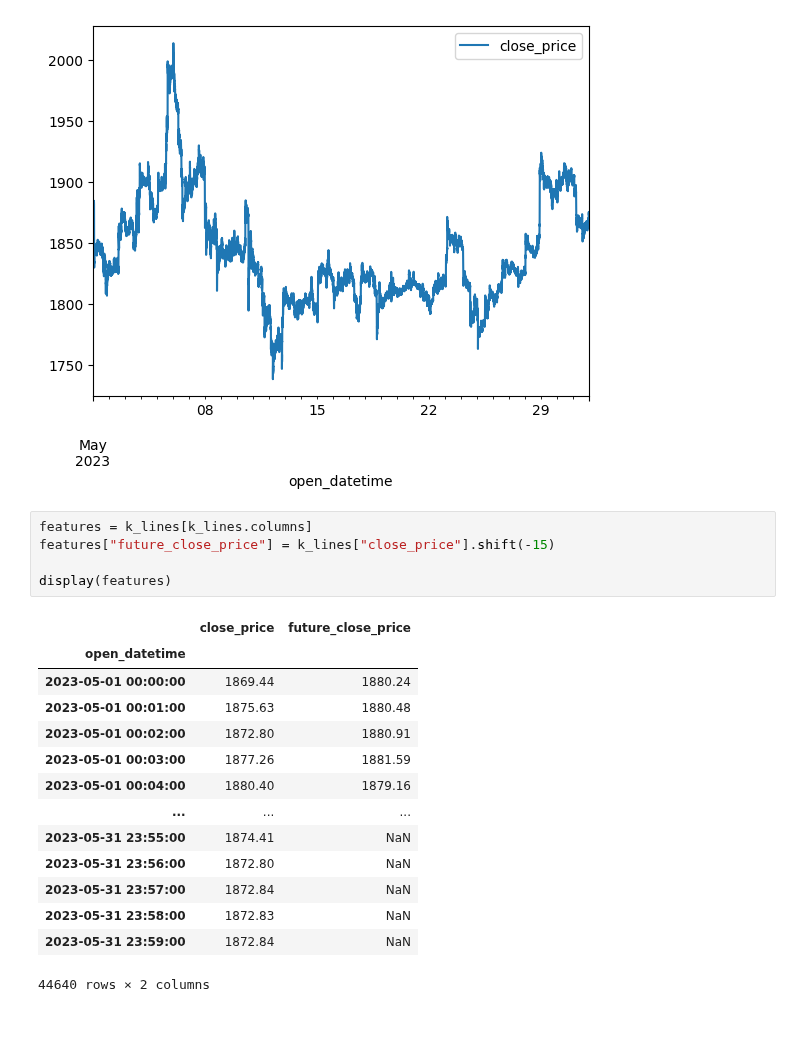
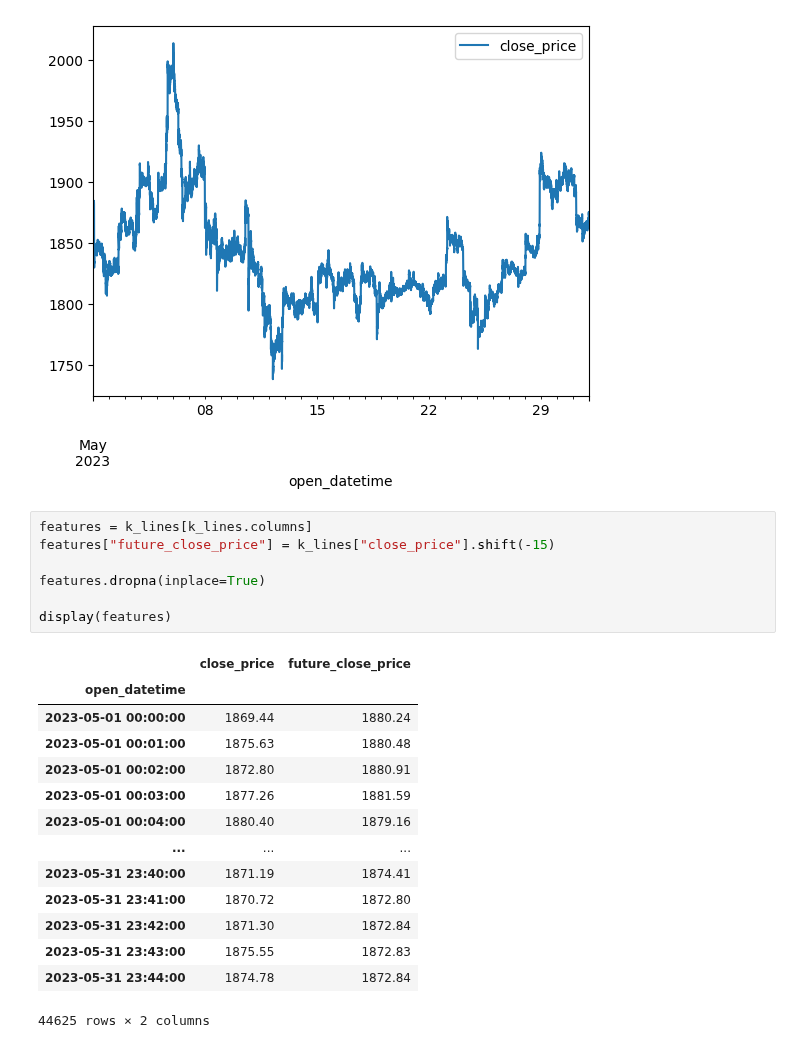
Before and after one commit to yoda31217/to-the-moon, a Jupyter notebook: poc/bot_ml/poc_bot_ml_data_analysis.ipynb, the cells around one changed output. Drawn from its saved outputs; the diff is of its cells as text.

```diff
--- a/poc/bot_ml/poc_bot_ml_data_analysis.ipynb
+++ b/poc/bot_ml/poc_bot_ml_data_analysis.ipynb
@@ -78,20 +78,22 @@ k_lines.plot.line(use_index=True)
 # %%
 features = k_lines[k_lines.columns]
 features["future_close_price"] = k_lines["close_price"].shift(-15)
 
+features.dropna(inplace=True)
+
 display(features)
 # %% [output]
 |  | close_price | future_close_price |
 | open_datetime |  |  |
 | 2023-05-01 00:00:00 | 1869.44 | 1880.24 |
 | 2023-05-01 00:01:00 | 1875.63 | 1880.48 |
 | 2023-05-01 00:02:00 | 1872.80 | 1880.91 |
 | 2023-05-01 00:03:00 | 1877.26 | 1881.59 |
 | 2023-05-01 00:04:00 | 1880.40 | 1879.16 |
 | ... | ... | ... |
-| 2023-05-31 23:55:00 | 1874.41 | NaN |
-| 2023-05-31 23:56:00 | 1872.80 | NaN |
-| 2023-05-31 23:57:00 | 1872.84 | NaN |
-| 2023-05-31 23:58:00 | 1872.83 | NaN |
-| 2023-05-31 23:59:00 | 1872.84 | NaN |
+| 2023-05-31 23:40:00 | 1871.19 | 1874.41 |
+| 2023-05-31 23:41:00 | 1870.72 | 1872.80 |
+| 2023-05-31 23:42:00 | 1871.30 | 1872.84 |
+| 2023-05-31 23:43:00 | 1875.55 | 1872.83 |
+| 2023-05-31 23:44:00 | 1874.78 | 1872.84 |
-44640 rows × 2 columns
+44625 rows × 2 columns
```
Also changed, not shown: parts of 1 cell of this notebook.
